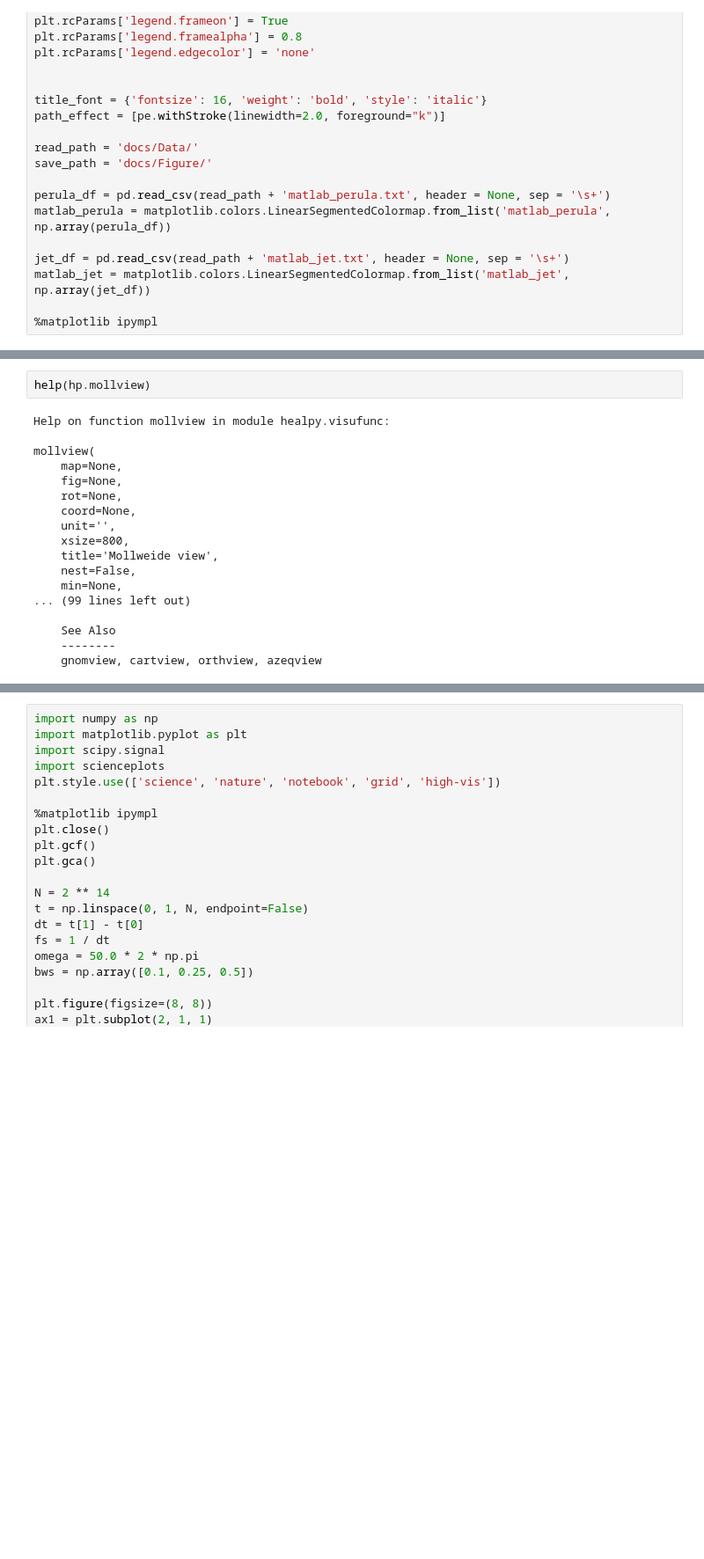
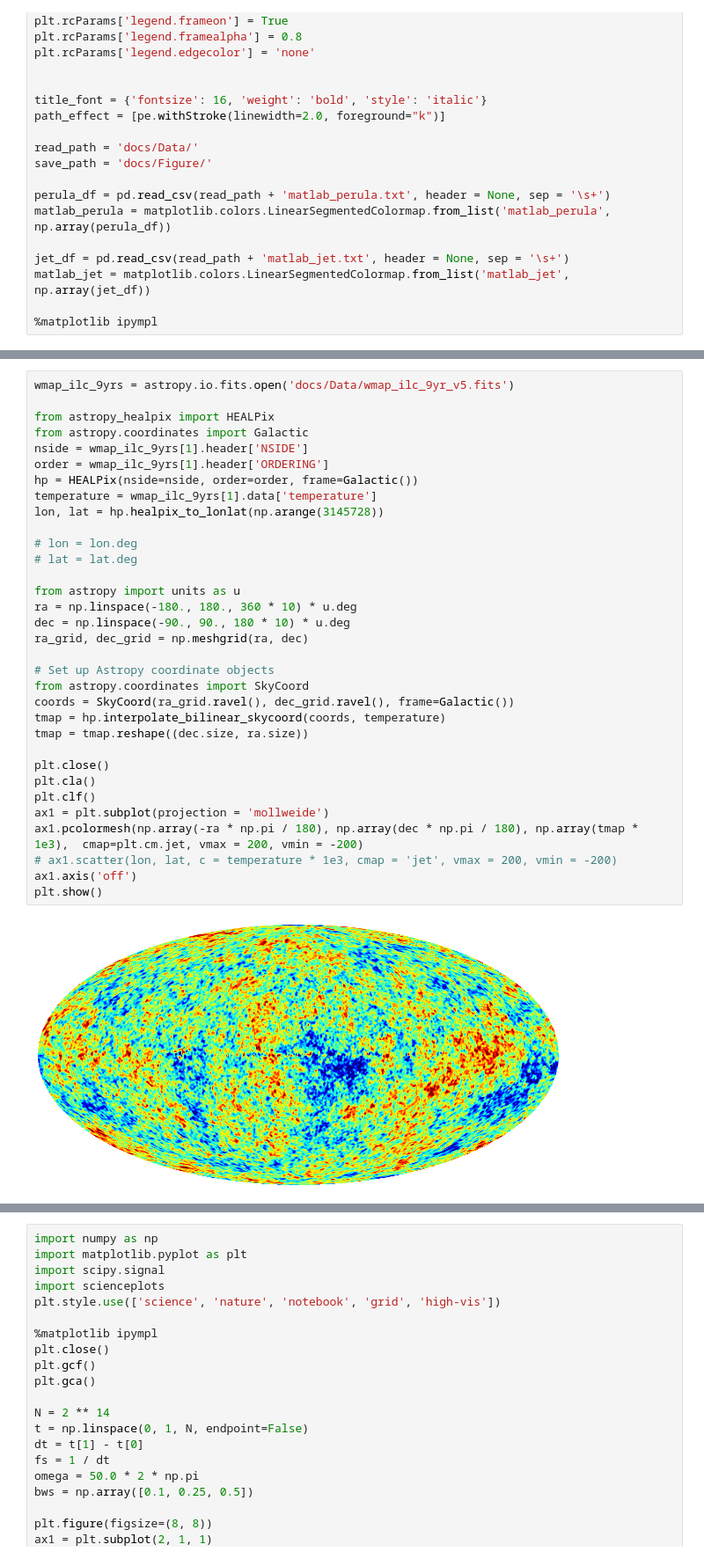
Before and after one commit to jiutongzhao/Time-Series-Data-Analysis, a Jupyter notebook: chap4.ipynb, the cells around one changed output, grey strips where cells are left out. Shown at 88% size. Saved outputs shown, nothing was run; the diff lists cells and outputs as text; blank space fills up the shorter version.

```diff
--- a/chap4.ipynb
+++ b/chap4.ipynb
@@ -129,20 +129,35 @@ plt.show()
-# %%
-help(hp.mollview)
-# %% [output]
-Help on function mollview in module healpy.visufunc:
-
-mollview(
-    map=None,
-    fig=None,
-    rot=None,
-    coord=None,
-    unit='',
-    xsize=800,
-    title='Mollweide view',
-    nest=False,
-    min=None,
-... (99 lines left out)
-
-    See Also
-    --------
-    gnomview, cartview, orthview, azeqview
+# %%
+wmap_ilc_9yrs = astropy.io.fits.open('docs/Data/wmap_ilc_9yr_v5.fits')
+
+from astropy_healpix import HEALPix
+from astropy.coordinates import Galactic
+nside = wmap_ilc_9yrs[1].header['NSIDE']
+order = wmap_ilc_9yrs[1].header['ORDERING']
+hp = HEALPix(nside=nside, order=order, frame=Galactic())
+temperature = wmap_ilc_9yrs[1].data['temperature']
+lon, lat = hp.healpix_to_lonlat(np.arange(3145728))
+
+# lon = lon.deg
+# lat = lat.deg
+
+from astropy import units as u
+ra = np.linspace(-180., 180., 360 * 10) * u.deg
+dec = np.linspace(-90., 90., 180 * 10) * u.deg
+ra_grid, dec_grid = np.meshgrid(ra, dec)
+
+# Set up Astropy coordinate objects
+from astropy.coordinates import SkyCoord
+coords = SkyCoord(ra_grid.ravel(), dec_grid.ravel(), frame=Galactic())
+tmap = hp.interpolate_bilinear_skycoord(coords, temperature)
+tmap = tmap.reshape((dec.size, ra.size))
+
+plt.close()
+plt.cla()
+plt.clf()
+ax1 = plt.subplot(projection = 'mollweide')
+ax1.pcolormesh(np.array(-ra * np.pi / 180), np.array(dec * np.pi / 180), np.array(tmap * 1e3),  cmap=plt.cm.jet, vmax = 200, vmin = -200)
+# ax1.scatter(lon, lat, c = temperature * 1e3, cmap = 'jet', vmax = 200, vmin = -200)
+ax1.axis('off')
+plt.show()
+# %% [output]
+[figure, added]
```
Also changed, not shown: parts of 4 cells of this notebook, 36 other files.
